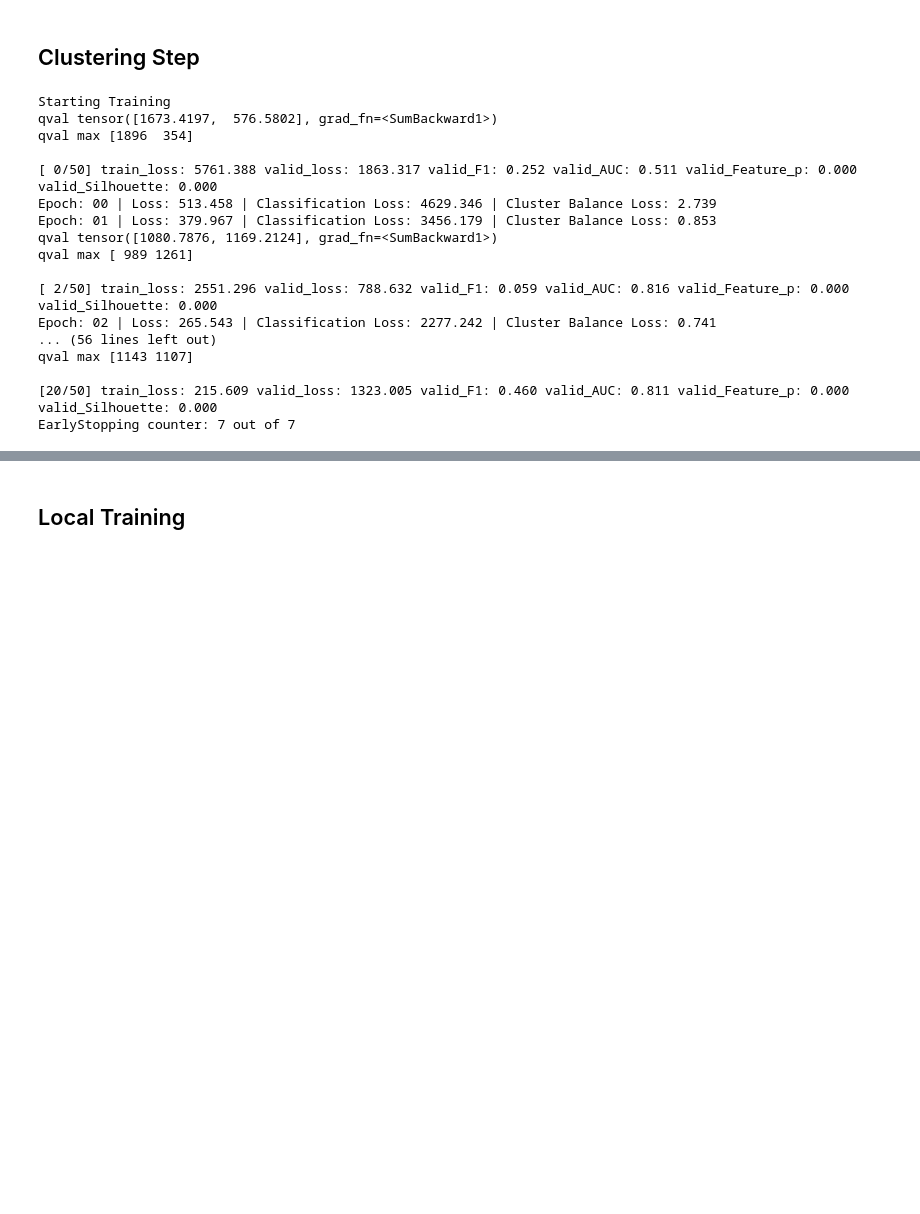
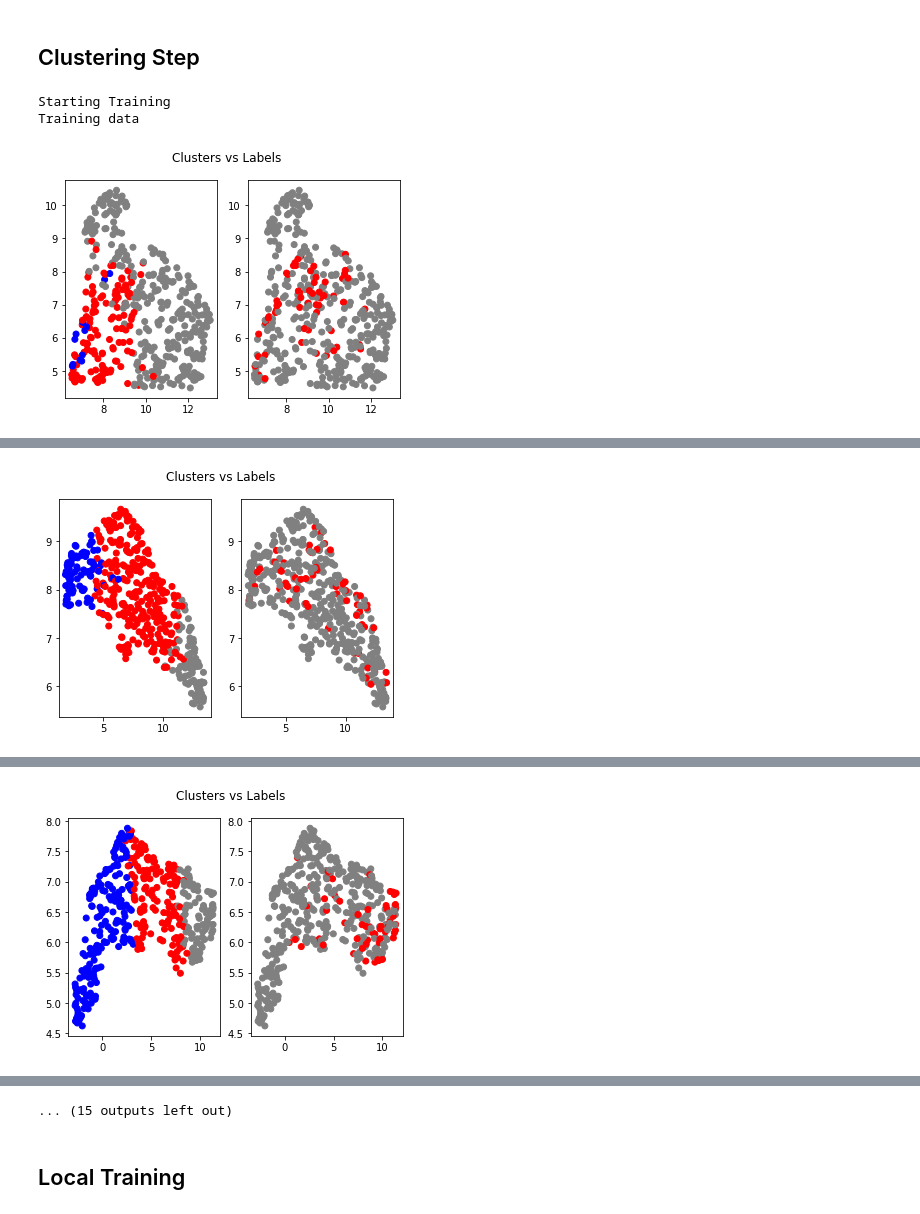
Before and after one commit to shivin9/ExpertNet, a Jupyter notebook: IDEC (CAC).ipynb, the cells around one changed output, grey strips where cells are left out. Cells and saved outputs as stored; diff of their text form; code cells hidden in the pictures; blank space fills up the shorter version.

Commit message:
Added Kenji metrics

```diff
--- a/IDEC (CAC).ipynb
+++ b/IDEC (CAC).ipynb
@@ -1119,22 +1062,26 @@ es = EarlyStoppingCAC(dataset=suffix)
 for epoch in range(N_EPOCHS):
     if epoch % args.log_interval == 0:
         # blockPrint()
+        plot(model, torch.FloatTensor(X_val).to(args.device), y_val, labels=None)
         model.ae.eval() # prep model for evaluation
         for j in range(model.n_clusters):
             model.classifiers[j][0].eval()
 
         z_train, _, q_train = model(torch.Tensor(X_train).to(args.device), output="decoded")
         q_train, q_train_p, q_train_n = q_train
+
         # update target distribution p
         q_train = q_train.data
 
         # evaluate clustering performance
         cluster_indices = q_train.cpu().numpy().argmax(1)
+        preds = torch.zeros((len(z_train), 2))
 
         # Calculate Training Metrics
         nmi, acc, ari = 0, 0, 0
         train_loss = 0
-        for j in range(args.n_clusters):
+        B = []
+        for j in range(model.n_clusters):
             # kmeans = KMeans(n_clusters=args.n_classes, n_init=20)
             cluster_idx = np.where(cluster_indices == j)[0]
             # y_pred_idx = kmeans.fit_predict(z_train.data.cpu().numpy()[cluster_idx])
@@ -1143,13 +1090,18 @@ for epoch in range(N_EPOCHS):
             # acc += cluster_acc(y_pred_idx, y[cluster_idx]) * len(cluster_idx)/len(X_train)
             # ari += ari_score(y_pred_idx, y[cluster_idx]) * len(cluster_idx)/len(X_train)
 
+#             X_cluster = z_train[cluster_idx]
+
+            # classifier_k, optimizer_k = model.classifiers[j]
+            # y_pred_cluster = classifier_k(X_cluster)
+            # cluster_los = criterion(y_pred_cluster, y_cluster)
+            # train_loss += cluster_los
+
             X_cluster = z_train[cluster_idx]
             y_cluster = torch.Tensor(y_train[cluster_idx]).type(torch.LongTensor).to(model.device)
-
-            classifier_k, optimizer_k = model.classifiers[j]
-            y_pred_cluster = classifier_k(X_cluster)
-            cluster_los = criterion(y_pred_cluster, y_cluster)
-            train_loss += cluster_los
+            B.append(torch.max(torch.norm(X_cluster)))
+            cluster_preds = model.classifiers[j][0](X_cluster)
+            train_loss += torch.mean(q_train[cluster_idx,j]*criterion(cluster_preds, y_cluster))
 
         # Evaluate model on Test dataset
         qs, z_val = model(torch.FloatTensor(X_val).to(args.device), output="latent")
@@ -1167,7 +1119,6 @@ for epoch in range(N_EPOCHS):
 
         else:
             for j in range(model.n_clusters):
-                cluster_id = np.where(cluster_ids == j)[0]
                 X_cluster = z_val
                 cluster_preds = model.classifiers[j][0](X_cluster)
                 preds[:,0] += q_val[:,j]*cluster_preds[:,0]
@@ -1182,21 +1133,22 @@ for epoch in range(N_EPOCHS):
                     cj = torch.where(cluster_ids == j)[0]
                     Xi = X_val[ci]
                     Xj = X_val[cj]
-                    # feature_diff += sum(ttest_ind(Xi, Xj, axis=0)[1] < 0.05)/args.input_dim
-                    # print("Cluster [{}, {}] p-value: ".format(i,j), feature_diff)
+                    feature_diff += sum(ttest_ind(Xi, Xj, axis=0)[1] < 0.05)/args.input_dim
+#                     print("Cluster [{}, {}] p-value: ".format(i,j), feature_diff)
                     cntr += 1
 
-        print("qval", torch.sum(q_val, axis=0))
-        print("qval max", np.bincount(cluster_ids))
+        # print("qval", torch.sum(q_val, axis=0))
+        # print("qval max", np.bincount(cluster_ids))
         # print("KL div", torch.kl_div(torch.sum(q_val, axis=0),\
         #                         torch.ones(args.n_clusters)/args.n_clusters))
-        # val_sil = silhouette_score(z_val.data.cpu().numpy(), cluster_ids.data.cpu().numpy(), metric='euclidean')
-        val_sil = 0
+        # val_sil = 0
+        val_sil = silhouette_score(z_val.data.cpu().numpy(), cluster_ids.data.cpu().numpy(), metric='euclidean')
         val_f1  = f1_score(y_val, np.argmax(preds.detach().numpy(), axis=1))
         val_auc = roc_auc_score(y_val, preds[:,1].detach().numpy())
         val_feature_diff = feature_diff/cntr
+        complexity_term = calculate_bound(model, B, len(z_train))
 
-        loss = criterion(preds, torch.Tensor(y_val).type(torch.LongTensor))
+        loss = torch.mean(criterion(preds, torch.Tensor(y_val).type(torch.LongTensor)))
         # record validation loss
         valid_losses.append(loss.item())
 
@@ -1212,7 +1164,8 @@ for epoch in range(N_EPOCHS):
                      f'valid_F1: {val_f1:.3f} '  +
                      f'valid_AUC: {val_auc:.3f} ' +
                      f'valid_Feature_p: {val_feature_diff:.3f} ' +
-                     f'valid_Silhouette: {val_sil:.3f}')
+                     f'valid_Silhouette: {val_sil:.3f} ' +
+                     f'Complexity Term: {complexity_term:.3f}')
 
         print(print_msg)
 
@@ -1245,7 +1198,7 @@ for epoch in range(N_EPOCHS):
         reconstr_loss = F.mse_loss(x_bar, x_batch)
 
         classifier_labels = np.zeros(len(idx))
-        sub_epochs = min(1, 10 - int(epoch/5))
+        sub_epochs = min(10, 1 + int(epoch/5))
         # sub_epochs = 10
         if args.attention == False:
             classifier_labels = np.argmax(q_train.detach().cpu().numpy(), axis=1)
@@ -1264,7 +1217,7 @@ for epoch in range(N_EPOCHS):
                 classifier_k, optimizer_k = model.classifiers[k]
                 # Do not backprop the error to encoder
                 y_pred_cluster = classifier_k(X_cluster.detach())
-                cluster_loss = criterion(y_pred_cluster, y_cluster)
+                cluster_loss = torch.mean(criterion(y_pred_cluster, y_cluster))
                 optimizer_k.zero_grad()
                 cluster_loss.backward(retain_graph=True)
                 optimizer_k.step()
@@ -1277,13 +1230,13 @@ for epoch in range(N_EPOCHS):
 
             classifier_k, optimizer_k = model.classifiers[k]
             y_pred_cluster = classifier_k(X_cluster)
-            cluster_los = criterion(y_pred_cluster, y_cluster)
-            class_loss += cluster_los
+            cluster_los = torch.mean(criterion(y_pred_cluster, y_cluster))
+            class_loss += torch.mean(q_train[idx_cluster,k]*criterion(y_pred_cluster, y_cluster))
 
         delta_mu   = torch.zeros((args.n_clusters, args.latent_dim)).to(args.device)
         cluster_id = torch.argmax(q_train, 1)
 
-        km_loss             = 0
+        km_loss = 0
         cluster_balance_loss = 0
 
         for j in range(args.n_clusters):
@@ -1296,48 +1249,34 @@ for epoch in range(N_EPOCHS):
         P = torch.sum(torch.nn.Softmax(dim=1)(10*q_train), axis=0)
         P = P/P.sum()
         Q = torch.ones(args.n_clusters)/args.n_clusters # Uniform distribution
 
-        # cluster_balance_loss = F.kl_div(P.log(), Q, reduction='batchmean')
-        cluster_balance_loss = torch.linalg.vector_norm(torch.sqrt(P) - torch.sqrt(Q))
+        cluster_balance_loss = F.kl_div(P.log(), Q, reduction='batchmean')
+#         cluster_balance_loss = torch.linalg.vector_norm(torch.sqrt(P) - torch.sqrt(Q))
 
         loss = reconstr_loss
         if args.beta != 0:
             loss += args.beta*km_loss
         if args.gamma != 0:
             loss += args.gamma*class_loss
         if args.delta != 0:
             loss += args.delta*cluster_balance_loss
 
         epoch_loss += loss
         epoch_balance_loss += cluster_balance_loss
         epoch_class_loss += class_loss
         optimizer.zero_grad()
         loss.backward(retain_graph=True)
         optimizer.step()
 
         # Update the positive and negative centroids
         for j in range(args.n_clusters):
             pts_index = np.where(cluster_id == j)[0]
             N  = len(pts_index)
             model.cluster_layer.data[j:]   -= (1/(100+N))*delta_mu[j:]
 
     print('Epoch: {:02d} | Loss: {:.3f} | Classification Loss: {:.3f} | Cluster Balance Loss: {:.3f}'.format(
                 epoch, epoch_loss, epoch_class_loss, epoch_balance_loss))
 # %% [output]
 Starting Training
-qval tensor([1673.4197,  576.5802], grad_fn=<SumBackward1>)
-qval max [1896  354]
-
-[ 0/50] train_loss: 5761.388 valid_loss: 1863.317 valid_F1: 0.252 valid_AUC: 0.511 valid_Feature_p: 0.000 valid_Silhouette: 0.000
-Epoch: 00 | Loss: 513.458 | Classification Loss: 4629.346 | Cluster Balance Loss: 2.739
-Epoch: 01 | Loss: 379.967 | Classification Loss: 3456.179 | Cluster Balance Loss: 0.853
-qval tensor([1080.7876, 1169.2124], grad_fn=<SumBackward1>)
-qval max [ 989 1261]
-
-[ 2/50] train_loss: 2551.296 valid_loss: 788.632 valid_F1: 0.059 valid_AUC: 0.816 valid_Feature_p: 0.000 valid_Silhouette: 0.000
-Epoch: 02 | Loss: 265.543 | Classification Loss: 2277.242 | Cluster Balance Loss: 0.741
-... (56 lines left out)
-qval max [1143 1107]
-
-[20/50] train_loss: 215.609 valid_loss: 1323.005 valid_F1: 0.460 valid_AUC: 0.811 valid_Feature_p: 0.000 valid_Silhouette: 0.000
-EarlyStopping counter: 7 out of 7
+Training data
+[figure, added]
@@ -1343,0 +1287 @@ EarlyStopping counter: 7 out of 7
+[figure, added]
@@ -1343,0 +1292 @@ EarlyStopping counter: 7 out of 7
+[figure, added]
@@ -1344,3 +1308,4 @@ EarlyStopping counter: 7 out of 7
+... (15 outputs left out)
 # %% [markdown]
 ## Local Training
 # %%
```
Also changed, not shown: parts of 12 cells of this notebook, 2 other files.
